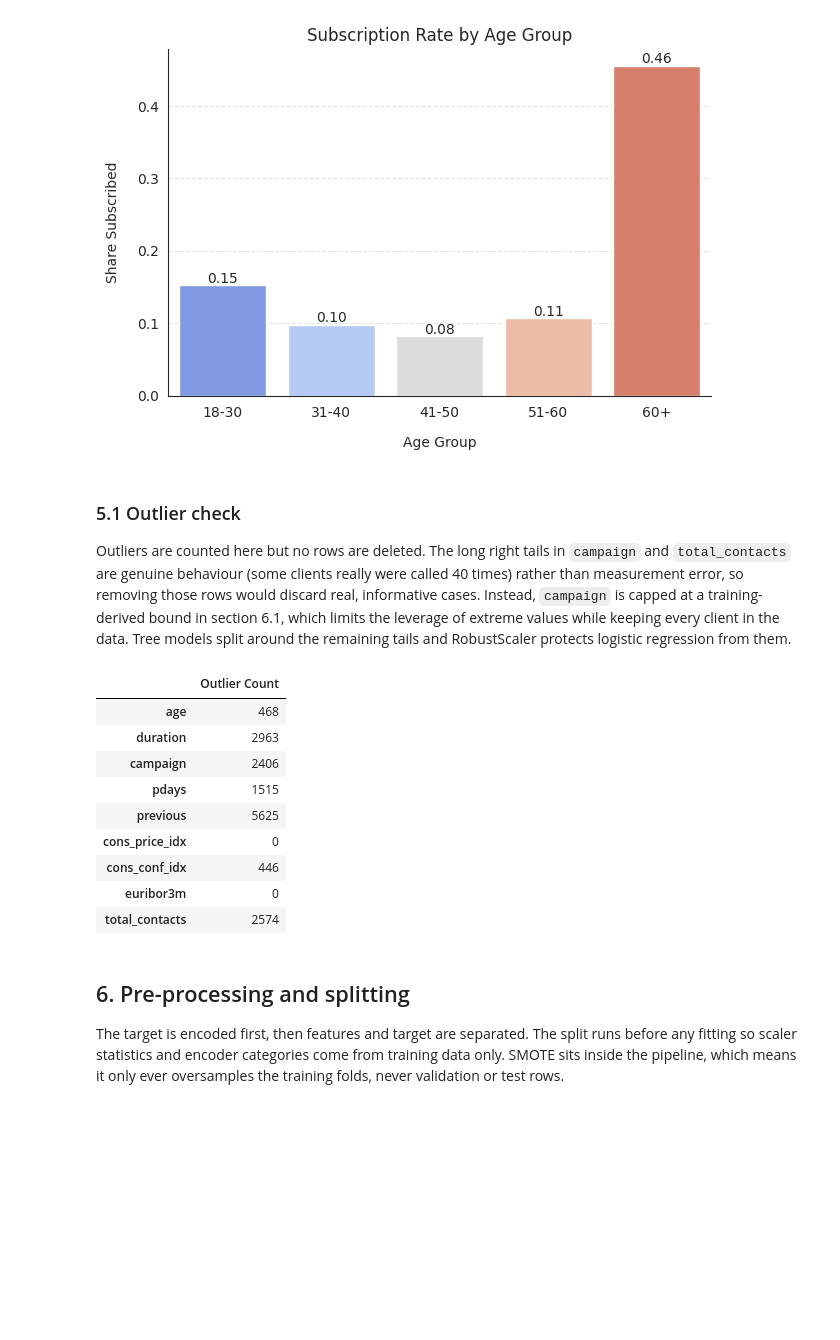
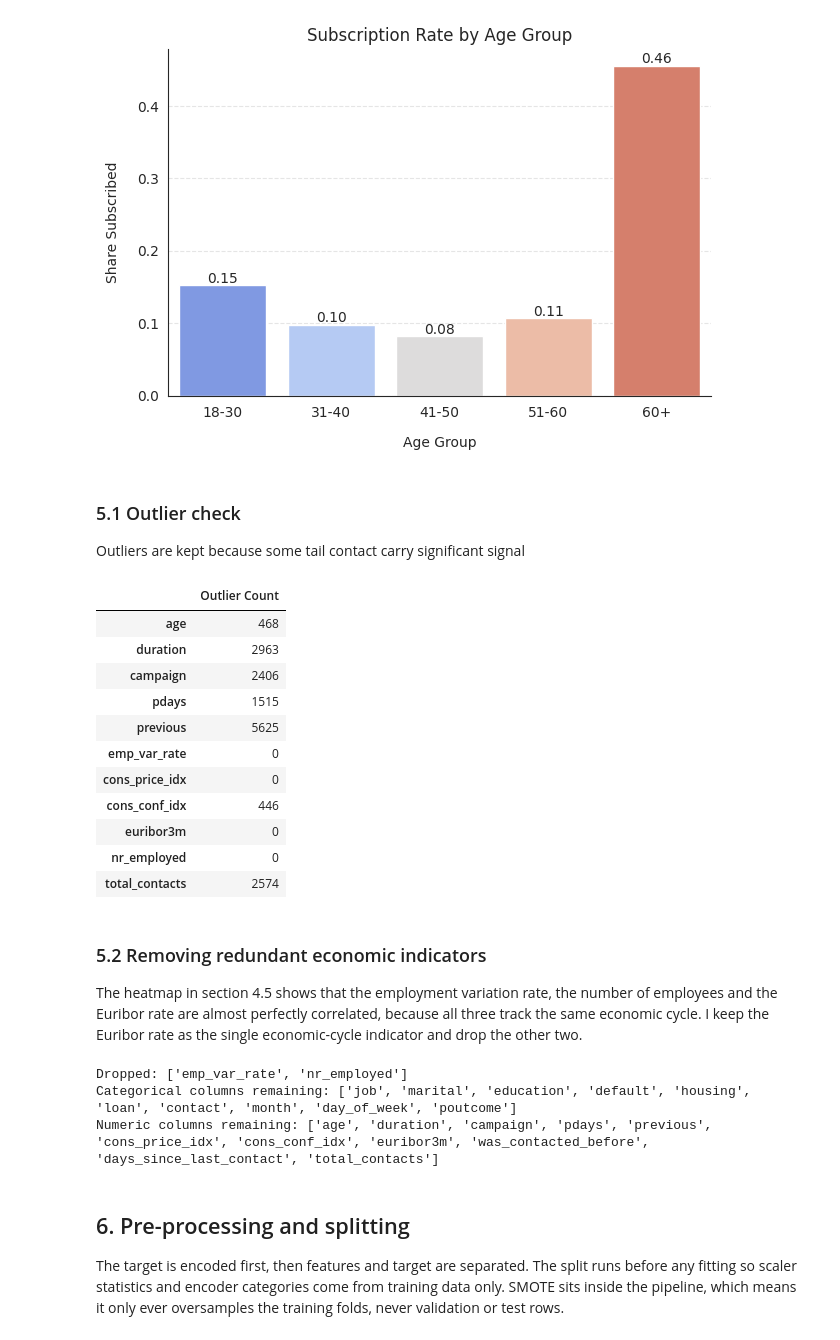
Before and after one commit to Nkengfack/Bank_marketing_ml_Classifications, a Jupyter notebook: bank_marketing_ML_performance.ipynb, the cells around one changed output. Cells and saved outputs as stored; diff of their text form; code cells hidden in the pictures; blank space fills up the shorter version.

```diff
--- a/bank_marketing_ML_performance.ipynb
+++ b/bank_marketing_ML_performance.ipynb
@@ -329,20 +353,28 @@ Four changes:
 3. `age_group` is created for EDA. It stays out of the model because raw `age` already carries the signal and the models can learn their own cut points.
 4. `campaign` is capped later, after the split, using bounds computed on training data only (section 6).
 # %%
-# 1. pdays sentinel handling: flag plus collision-free gap
-marketing['previously_contacted'] = (marketing['pdays'] != 999).astype(int)
-marketing['pdays_clean'] = np.where(marketing['pdays'] == 999, -1, marketing['pdays'])
+# 1. pdays sentinel handling.
+#    pdays holds days since the client was last contacted in an earlier campaign,
+#    with 999 standing in for "never contacted". Split it into two honest columns:
+#    one for whether there was prior contact, one for how long ago it was.
+marketing['was_contacted_before'] = (marketing['pdays'] != 999).astype(int)
+
+#    -1 rather than 0 for never-contacted clients, because 0 is a real value in
+#    this data (some clients were contacted the same day) and the two must not collide.
+marketing['days_since_last_contact'] = np.where(
+    marketing['pdays'] == 999, -1, marketing['pdays'])
 
 # 2. Total contact pressure across campaigns
 marketing['total_contacts'] = marketing['campaign'] + marketing['previous']
 
-# 3. Age groups (EDA only)
+# 3. Age groups (EDA only, dropped before modelling)
 age_bins = [17, 30, 40, 50, 60, 100]
 age_labels = ['18-30', '31-40', '41-50', '51-60', '60+']
 marketing['age_group'] = pd.cut(marketing['age'], bins=age_bins, labels=age_labels)
 
-feature_labels['previously_contacted'] = 'Previously Contacted'
-feature_labels['pdays_clean'] = 'Days Since Previous Contact (Adjusted)'
+# Readable labels so the new columns are self-explanatory on charts
+feature_labels['was_contacted_before'] = 'Contacted in a Previous Campaign (1 = yes)'
+feature_labels['days_since_last_contact'] = 'Days Since Previous Contact (-1 = never)'
 feature_labels['total_contacts'] = 'Total Contacts'
 feature_labels['age_group'] = 'Age Group'
 
@@ -362,35 +394,59 @@ plt.savefig('rate_by_age_group.png', dpi=300, bbox_inches='tight')
 plt.show()
 # %% [output]
 [figure]
-# %% [markdown]
-### 5.1 Outlier check
-
-Outliers are counted here but no rows are deleted. The long right tails in `campaign` and `total_contacts` are genuine behaviour (some clients really were called 40 times) rather than measurement error, so removing those rows would discard real, informative cases. Instead, `campaign` is capped at a training-derived bound in section 6.1, which limits the leverage of extreme values while keeping every client in the data. Tree models split around the remaining tails and RobustScaler protects logistic regression from them.
+# %% [markdown]
+### 5.1 Outlier check
+
+Outliers are kept because some tail contact carry significant signal
 # %%
 def count_outliers(df, cols):
     """IQR-based outlier count per column."""
     counts = {}
-    # Filter to only include columns that exist in the current dataframe
-    existing_cols = [c for c in cols if c in df.columns]
-    for col in existing_cols:
+    for col in cols:
         q1, q3 = df[col].quantile([0.25, 0.75])
         iqr = q3 - q1
         lower, upper = q1 - 1.5 * iqr, q3 + 1.5 * iqr
         counts[col] = int(((df[col] < lower) | (df[col] > upper)).sum())
     return pd.DataFrame({'Outlier Count': counts})
 
 count_outliers(marketing, numerical_cols + ['total_contacts'])
 # %% [output]
 |  | Outlier Count |
 | age | 468 |
 | duration | 2963 |
 | campaign | 2406 |
 | pdays | 1515 |
 | previous | 5625 |
+| emp_var_rate | 0 |
 | cons_price_idx | 0 |
 | cons_conf_idx | 446 |
 | euribor3m | 0 |
+| nr_employed | 0 |
 | total_contacts | 2574 |
+# %% [markdown]
+### 5.2 Removing redundant economic indicators
+
+The heatmap in section 4.5 shows that the employment variation rate, the number of employees and the Euribor rate are almost perfectly correlated, because all three track the same economic cycle. I keep the Euribor rate as the single economic-cycle indicator and drop the other two.
+# %%
+# Drop the redundant economic indicators
+redundant = ['emp_var_rate', 'nr_employed']
+marketing = marketing.drop(columns=redundant, errors='ignore')
+
+# Recompute the column groups so nothing downstream uses a stale list
+numerical_cols = marketing.select_dtypes(include=['int64', 'float64']).columns.tolist()
+categorical_cols = marketing.select_dtypes(include='object').drop(columns='y').columns.tolist()
+
+# Keep the label dictionary consistent with the data
+for col in redundant:
+    feature_labels.pop(col, None)
+
+print(f'Dropped: {redundant}')
+
+print('Numeric columns remaining:', numerical_cols)
+# %% [output]
+Dropped: ['emp_var_rate', 'nr_employed']
+Categorical columns remaining: ['job', 'marital', 'education', 'default', 'housing', 'loan', 'contact', 'month', 'day_of_week', 'poutcome']
+Numeric columns remaining: ['age', 'duration', 'campaign', 'pdays', 'previous', 'cons_price_idx', 'cons_conf_idx', 'euribor3m', 'was_contacted_before', 'days_since_last_contact', 'total_contacts']
 # %% [markdown]
 ## 6. Pre-processing and splitting
 
```
Also changed, not shown: parts of 40 cells of this notebook.
